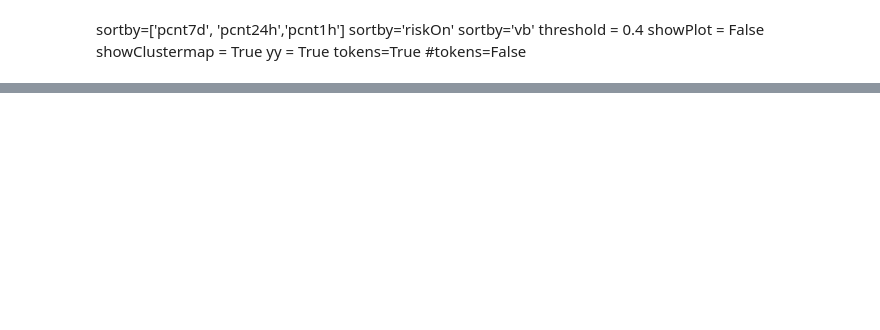
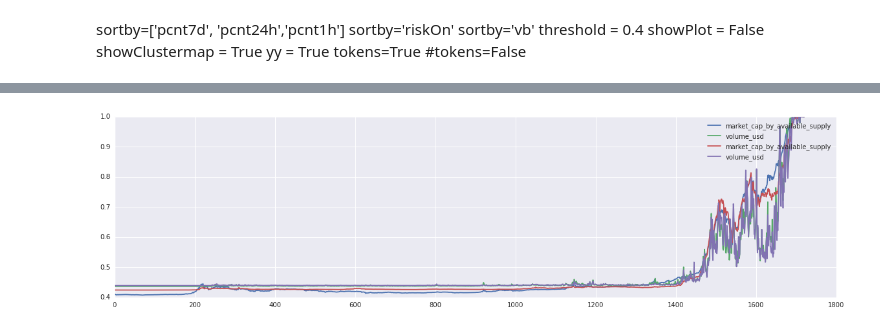
Before and after one commit to qorelogic/ml2, a Jupyter notebook: bin/bitmex2.heatmaps.ipynb, the cells around one changed output, grey strips where cells are left out. Saved outputs shown, nothing was run; the diff lists cells and outputs as text; code cells hidden in the pictures; blank space fills up the shorter version.

```diff
--- a/bin/bitmex2.heatmaps.ipynb
+++ b/bin/bitmex2.heatmaps.ipynb
@@ -175,13 +307,19 @@ df2 = cmc.getCoinHistory('dominance')
 # %%
 #print df0.tail(10)
 #print
 #print df1.tail(10)
 #print
 #print (df0-df1).tail(10)
 df0N = normalizeme(df0)
 df0N = sigmoidme(df0N)
 df1N = normalizeme(df1)
 df1N = sigmoidme(df1N)
 plt.plot(df0N)
 plt.plot(df1N)
+li = []
+for i in list(df0.columns): li.append(i)
+for i in list(df1.columns): li.append(i)
+plt.legend(li)
 plt.show()
+# %% [output]
+[figure, added]
```
Also changed, not shown: parts of 20 cells of this notebook, 2 other files.
